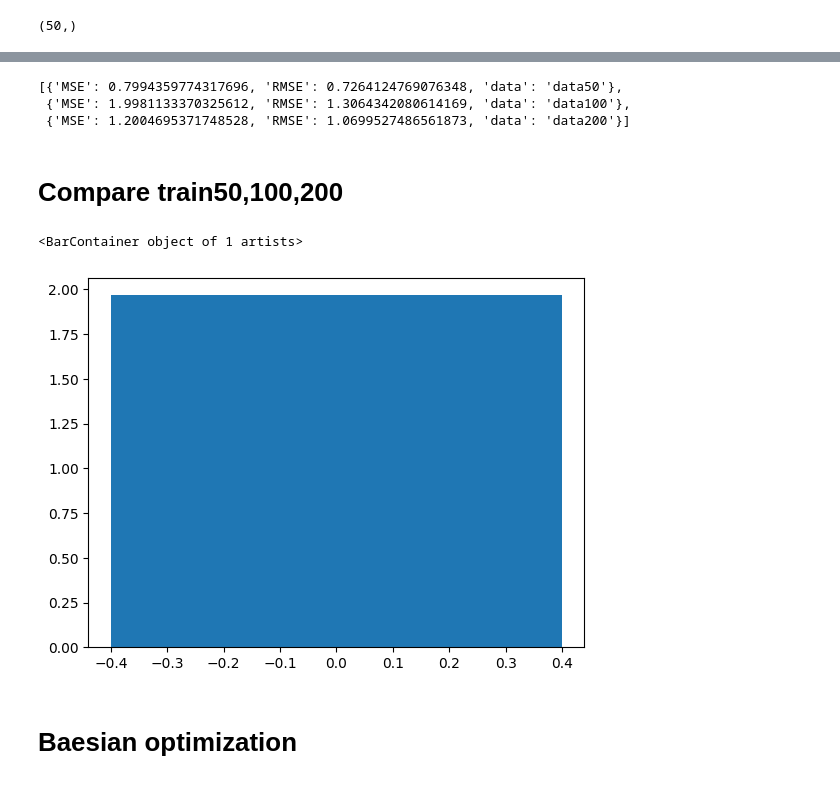
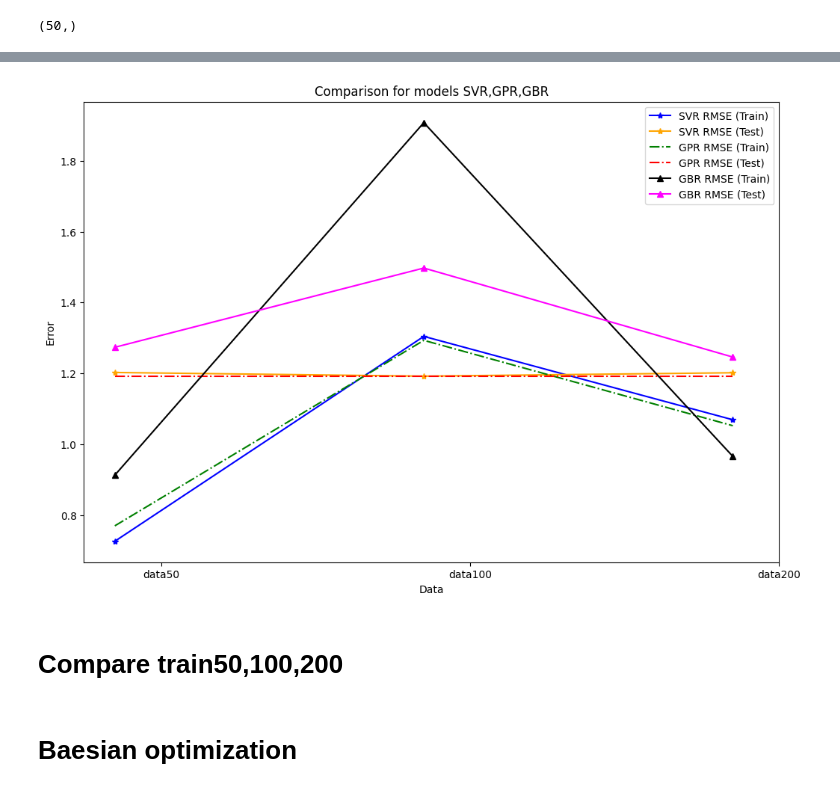
Before and after one commit to ernygati/masters_thesis_blockchain, a Jupyter notebook: diploma-optimal-blockchain.ipynb, the cells around one changed output, grey strips where cells are left out. Cells and saved outputs as stored; diff of their text form; code cells hidden in the pictures.

```diff
--- a/diploma-optimal-blockchain.ipynb
+++ b/diploma-optimal-blockchain.ipynb
@@ -364,16 +376,9 @@ Best svr MSE (test): 1.4823083689256198, RMSE: 1.2029012921504734
-# %%
-train_list
-# %% [output]
-[{'MSE': 0.7994359774317696, 'RMSE': 0.7264124769076348, 'data': 'data50'},
- {'MSE': 1.9981133370325612, 'RMSE': 1.3064342080614169, 'data': 'data100'},
- {'MSE': 1.2004695371748528, 'RMSE': 1.0699527486561873, 'data': 'data200'}]
+# %%
+plot_regression_metrics("RMSE")
+# %% [output]
+[figure, added]
 # %% [markdown]
 # Compare train50,100,200
-# %%
-plt.bar(range(0,1),res_svr_100["train"]["MSE"])
-# %% [output]
-<BarContainer object of 1 artists>
-[figure, removed]
 # %%
 # import torch
 # import gpytorch
```
Also changed, not shown: parts of 10 cells of this notebook.
